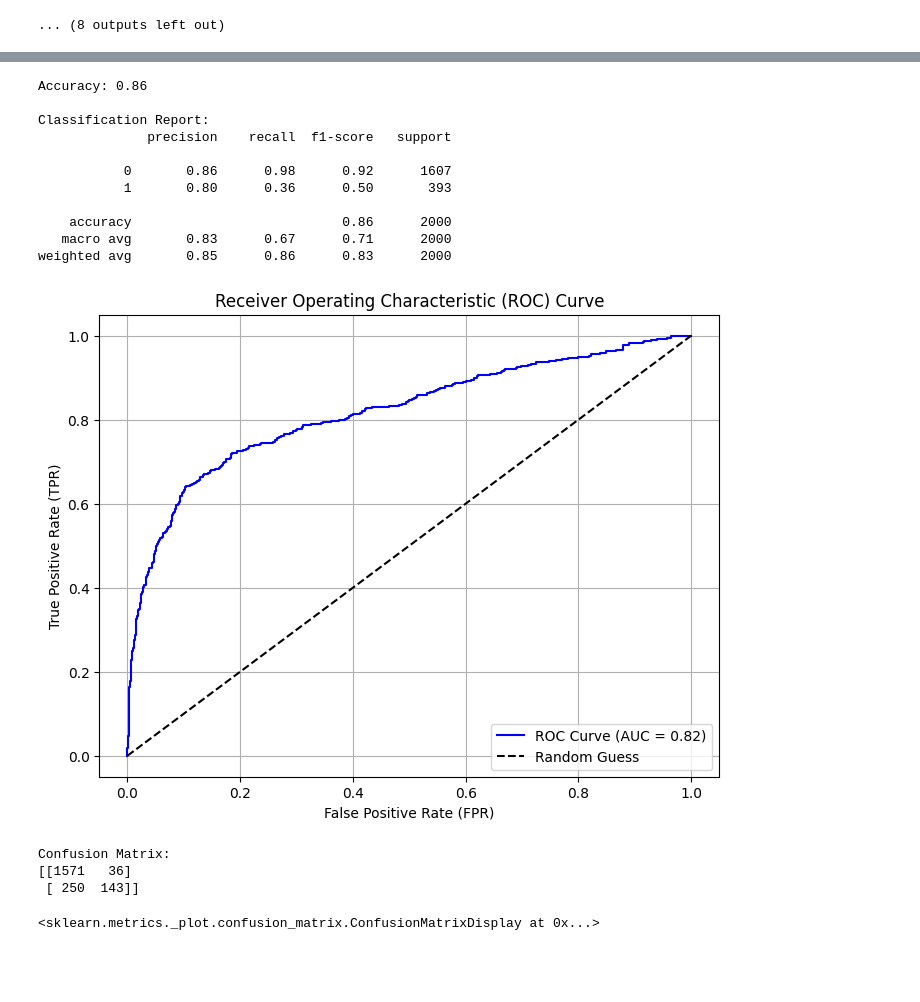
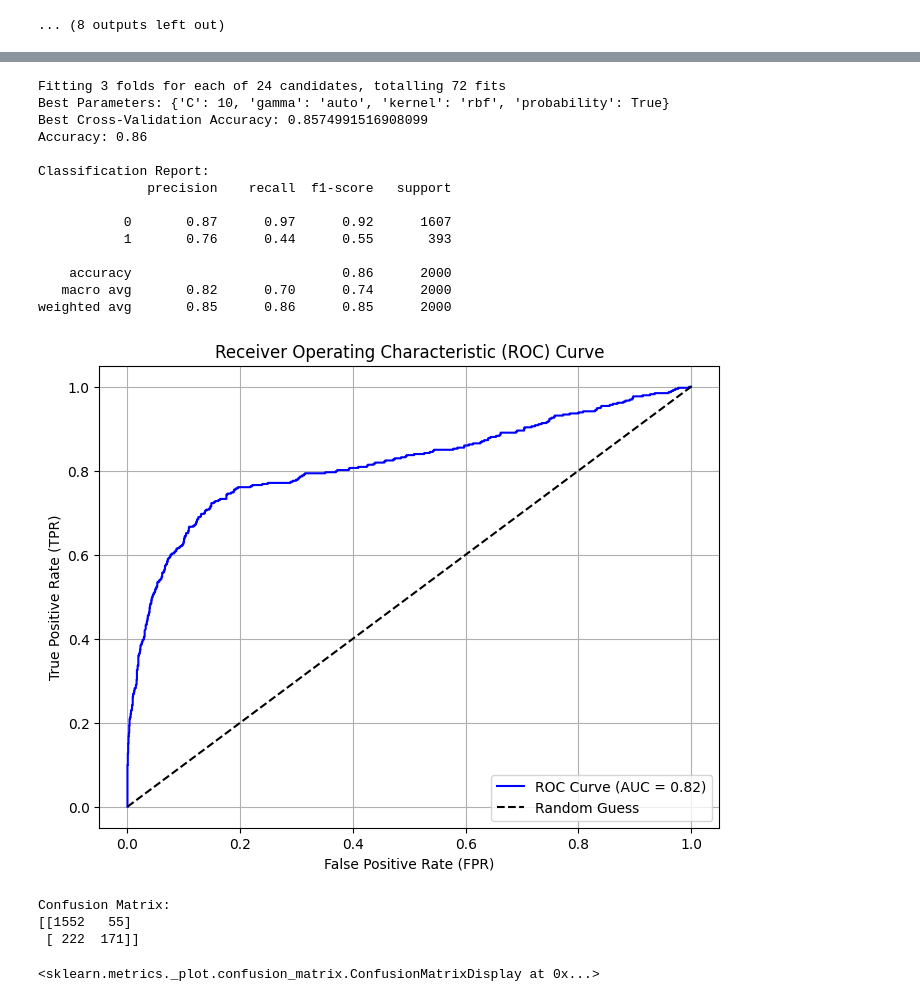
Before and after one commit to 9WooPWooP8/magister_statitstics_labs, a Jupyter notebook: lab4/task.ipynb, the cells around one changed output, grey strips where cells are left out. Cells and saved outputs as stored; diff of their text form; code cells hidden in the pictures; blank space fills up the shorter version.

```diff
--- a/lab4/task.ipynb
+++ b/lab4/task.ipynb
@@ -2,6 +2,7 @@
 import pandas as pd
 
 dataset = pd.read_csv("data.csv")
+dataset = dataset.drop("customer_id", axis=1)
 # %%
 dataset.head(10)
 # %% [output]
@@ -345,5 +389,6 @@ dataset_normalized = scaler.fit_transform(dataset_normalized)
 # Convert the result back to a DataFrame
 dataset_normalized = pd.DataFrame(dataset_normalized, columns=dataset.drop("churn", axis=1).columns)
 dataset_normalized["churn"] = dataset["churn"]
+dataset_normalized = dataset_normalized.drop("tenure", axis=1).drop("estimated_salary", axis=1).drop("credit_card", axis=1)
 print(dataset_normalized)
 # %% [output]
@@ -378,13 +423,13 @@ y = dataset_normalized["churn"]
 X_train, X_test, y_train, y_test = train_test_split(X, y, test_size=0.2, random_state=42)
 
 # Initialize the classifier
-dt_model = DecisionTreeClassifier(random_state=42)
+model = DecisionTreeClassifier(random_state=42)
 
 # Train the model on the training data
-dt_model.fit(X_train, y_train)
+model.fit(X_train, y_train)
 
 # Make predictions on the test data
-y_pred = dt_model.predict(X_test)
+y_pred = model.predict(X_test)
 
 # Calculate the accuracy
 accuracy = accuracy_score(y_test, y_pred)
@@ -396,7 +441,7 @@ print(classification_report(y_test, y_pred))
 
 # Plot the decision tree
 plt.figure(figsize=(12, 8))
-plot_tree(dt_model, filled=True, feature_names=X.columns, class_names=["0", "1"])
+plot_tree(model, filled=True, feature_names=X.columns, class_names=["0", "1"])
 plt.show()
 
 y_probs = model.predict_proba(X_test)[:, 1]  # Probability for the positive class
@@ -422,6 +467,6 @@ print("Confusion Matrix:")
 print(cm)
 
 # Optionally, display the confusion matrix visually
-disp = ConfusionMatrixDisplay(confusion_matrix=cm, display_labels=clf.classes_)
+disp = ConfusionMatrixDisplay(confusion_matrix=cm, display_labels=model.classes_)
 disp.plot(cmap="Blues")
 # %% [output]
@@ -507,9 +552,33 @@ Confusion Matrix:
 [figure]
 # %%
 from sklearn.svm import SVC
+from sklearn.model_selection import GridSearchCV
 
-model = SVC(C=1, kernel="rbf", probability=True)
-model.fit(X_train, y_train)
+param_grid = {
+    'C': [0.1, 1, 10],       # Regularization parameter
+    'kernel': ['linear', 'rbf', 'sigmoid', 'poly'],  # Kernel type
+    'gamma': ['scale', 'auto'],    # Kernel coefficient
+    "probability": [True]
+}
+
+# Initialize GridSearchCV
+grid_search = GridSearchCV(
+    estimator=SVC(),
+    param_grid=param_grid,
+    scoring='accuracy',
+    cv=3,            # 3-fold cross-validation
+    verbose=1,
+    n_jobs=-1        # Use all available cores
+)
+
+# Fit GridSearchCV
+grid_search.fit(X_train, y_train)
+
+# Best parameters and score
+print("Best Parameters:", grid_search.best_params_)
+print("Best Cross-Validation Accuracy:", grid_search.best_score_)
+
+model = grid_search.best_estimator_
 
 # Make predictions on the test data
 y_pred = model.predict(X_test)
@@ -530,40 +599,43 @@ y_probs = model.predict_proba(X_test)[:, 1]  # Probability for the positive clas
 # Calculate ROC curve and AUC
 fpr, tpr, thresholds = roc_curve(y_test, y_probs)
 auc = roc_auc_score(y_test, y_probs)
 
 # Plot the ROC curve
 plt.figure(figsize=(8, 6))
 plt.plot(fpr, tpr, label=f"ROC Curve (AUC = {auc:.2f})", color="blue")
 plt.plot([0, 1], [0, 1], "k--", label="Random Guess")
 plt.xlabel("False Positive Rate (FPR)")
 plt.ylabel("True Positive Rate (TPR)")
 plt.title("Receiver Operating Characteristic (ROC) Curve")
 plt.legend(loc="lower right")
 plt.grid()
 plt.show()
 
 # Compute the confusion matrix
 cm = confusion_matrix(y_test, y_pred)
 print("Confusion Matrix:")
 print(cm)
 
 # Optionally, display the confusion matrix visually
-disp = ConfusionMatrixDisplay(confusion_matrix=cm, display_labels=clf.classes_)
+disp = ConfusionMatrixDisplay(confusion_matrix=cm, display_labels=model.classes_)
 disp.plot(cmap="Blues")
 # %% [output]
+Fitting 3 folds for each of 24 candidates, totalling 72 fits
+Best Parameters: {'C': 10, 'gamma': 'auto', 'kernel': 'rbf', 'probability': True}
+Best Cross-Validation Accuracy: 0.8574991516908099
 Accuracy: 0.86
 
 Classification Report:
               precision    recall  f1-score   support
 
-           0       0.86      0.98      0.92      1607
-           1       0.80      0.36      0.50       393
+           0       0.87      0.97      0.92      1607
+           1       0.76      0.44      0.55       393
 
     accuracy                           0.86      2000
-   macro avg       0.83      0.67      0.71      2000
-weighted avg       0.85      0.86      0.83      2000
+   macro avg       0.82      0.70      0.74      2000
+weighted avg       0.85      0.86      0.85      2000
-[figure, old version]
+[figure, new version]
 Confusion Matrix:
-[[1571   36]
- [ 250  143]]
+[[1552   55]
+ [ 222  171]]
 <sklearn.metrics._plot.confusion_matrix.ConfusionMatrixDisplay at 0x...>
```
Also changed, not shown: parts of 10 cells of this notebook.
